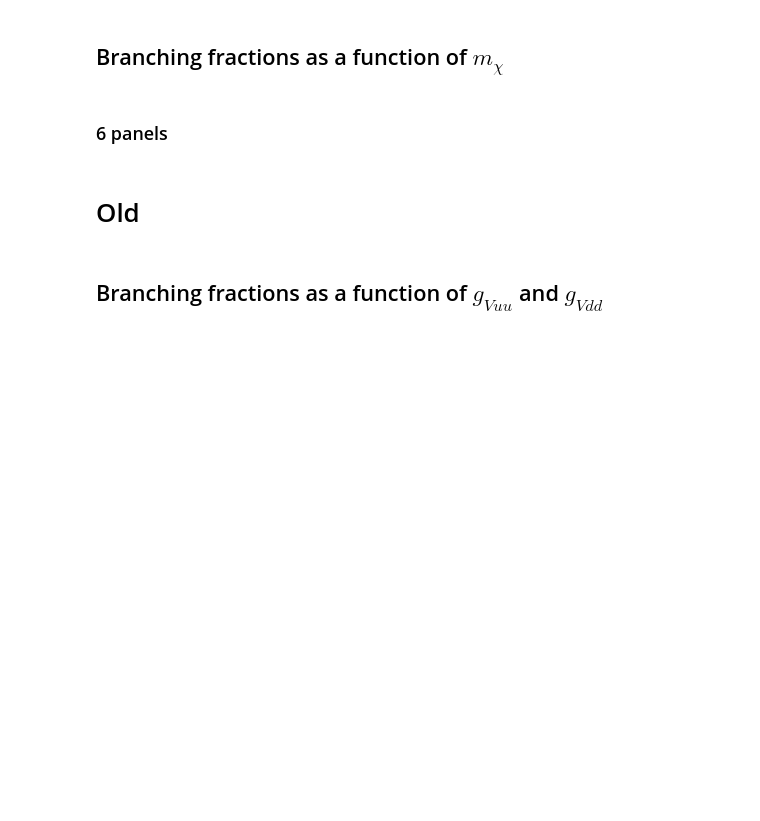
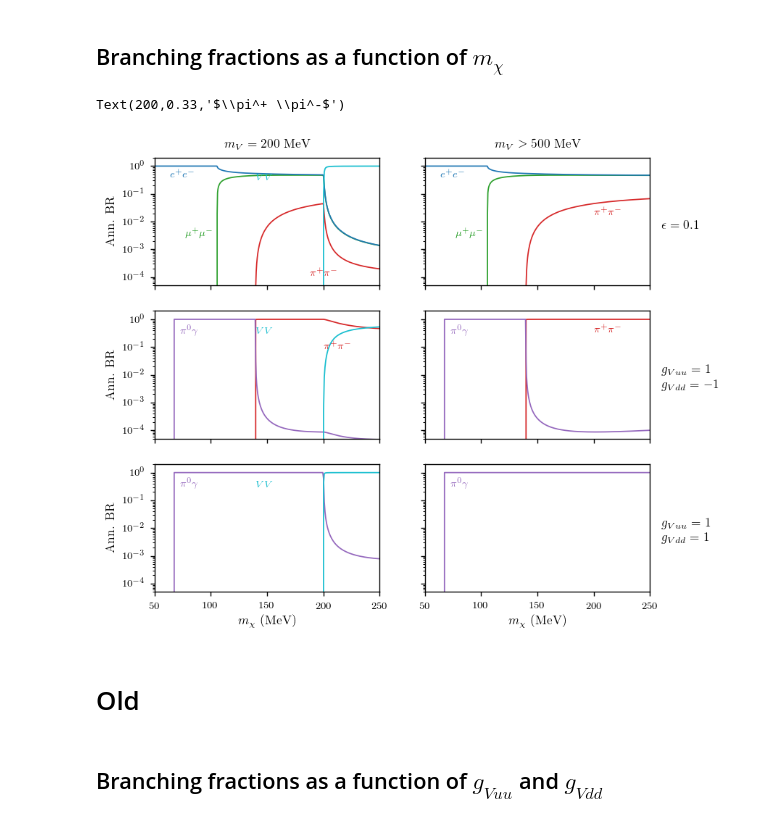
Before and after one commit to LoganAMorrison/Hazma, a Jupyter notebook: tutorials/vector_mediator_branching_fractions.ipynb, the cells around one changed output. Cells and saved outputs as stored; diff of their text form; code cells hidden in the pictures; blank space fills up the shorter version.

Commit message:
Updated figures and tutorials.

```diff
--- a/tutorials/vector_mediator_branching_fractions.ipynb
+++ b/tutorials/vector_mediator_branching_fractions.ipynb
@@ -8,8 +8,6 @@ from hazma.scalar_mediator import ScalarMediator
 from utilities import get_color, get_tex_label, latex_text_width_1col
 # %% [markdown]
 ## Branching fractions as a function of $m_\chi$
-# %% [markdown]
-### 6 panels
 # %%
 mxs = np.logspace(np.log10(50), np.log10(250), 500)
 mM_light = 200.
@@ -44,6 +42,67 @@ for row in range(3):
     bfs.append(bfs_temp)
 
 bfs = np.array(bfs)
+# %%
+fig, axs = plt.subplots(3, 2, sharex=True, sharey=True,
+                        figsize=(latex_text_width_1col,
+                                 0.9*latex_text_width_1col))
+
+for row in range(3):
+    for col in range(2):
+        ax = axs[row, col]
+
+        # Plot BRs
+        for fs in VectorMediator.list_annihilation_final_states():
+            ax.plot(mxs, bfs[row, col][fs],
+                    label=get_tex_label(fs), color=get_color(fs), linewidth=1)
+
+        # Formatting
+        ax.set_yscale("log")
+        ax.set_xlim(mxs[[0, -1]])
+        ax.set_ylim(5e-5, 2)
+
+# Only label outer plots' axes
+for col in range(2):
+    axs[2, col].set_xlabel(r"$m_\chi$ (MeV)")
+for row in range(3):
+    axs[row, 0].set_ylabel("Ann. BR")
+
+# Label couplings
+axs[0, 1].text(260, 7e-3, r"$\epsilon = 0.1$",va="center", fontsize=10)
+axs[1, 1].text(260, 7e-3, r"$g_{Vuu} = 1$" + "\n" + r"$g_{Vdd} = -1$",
+               va="center", fontsize=10)
+axs[2, 1].text(260, 7e-3, r"$g_{Vuu} = 1$" + "\n" + r"$g_{Vdd} = 1$",
+               va="center", fontsize=10)
+
+# Label mediator masses
+axs[0, 0].set_title(r"$m_V = %i$ MeV" % mM_light, fontsize=10)
+axs[0, 1].set_title(r"$m_V > 500$ MeV", fontsize=10)
+
+# Label final states
+for col in [0, 1]:
+    axs[0, col].text(75, 4e-1, r"$e^+ e^-$",
+                     color=get_color("e e"), fontsize=8, ha="center")
+    axs[0, col].text(77, 3e-3, r"$\mu^+ \mu^-$", color=get_color("mu mu"), fontsize=8)
+
+for row in [1, 2]:
+    for col in [0, 1]:
+        axs[row, col].text(73, 3e-1, r"$\pi^0 \gamma$",
+                           color=get_color("pi0 g"), fontsize=8)
+
+for row in [0, 1, 2]:
+    axs[row, 0].text(140, 3e-1, r"$V V$",
+                     color=get_color("v v"), fontsize=8)
+
+axs[0, 0].text(200, 1.1e-4, r"$\pi^+ \pi^-$",
+               color=get_color("pi pi"), fontsize=8, ha="center")
+axs[0, 1].text(200, 1.7e-2, r"$\pi^+ \pi^-$", color=get_color("pi pi"), fontsize=8)
+axs[1, 0].text(200, 8.5e-2, r"$\pi^+ \pi^-$", color=get_color("pi pi"), fontsize=8)
+axs[1, 1].text(200, 3.3e-1, r"$\pi^+ \pi^-$", color=get_color("pi pi"), fontsize=8)
+
+# fig.savefig("figures/vector_branching_fractions.pdf", bbox_inches="tight")
+# %% [output]
+Text(200,0.33,'$\\pi^+ \\pi^-$')
+[figure, added]
 # %% [markdown]
 # Old
 # %% [markdown]
```
Also changed, not shown: 15 other files.
